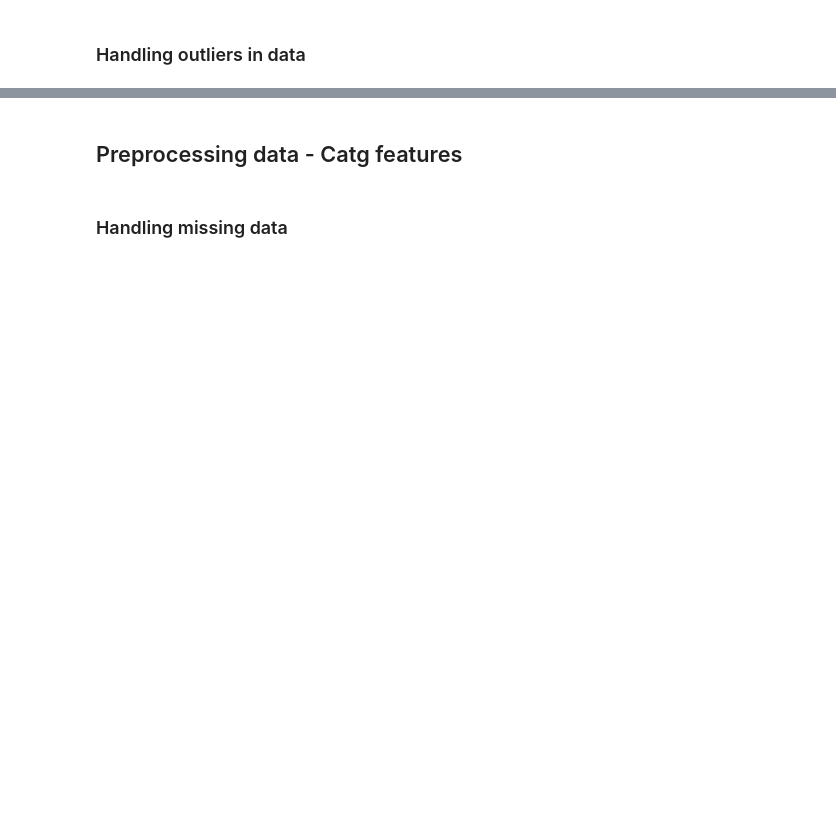
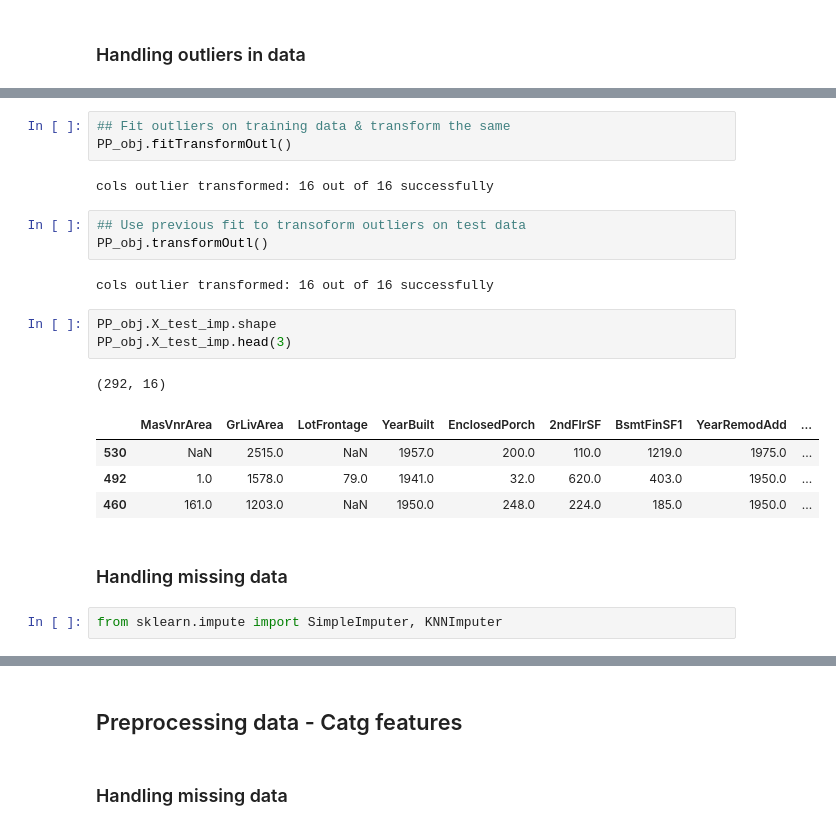
Before and after one commit to datasciencewithpinaki/ML_Templates, a Jupyter notebook: exploration.ipynb, the cells around one changed output, grey strips where cells are left out. Saved outputs shown, nothing was run; the diff lists cells and outputs as text; blank space fills up the shorter version.

```diff
--- a/exploration.ipynb
+++ b/exploration.ipynb
@@ -456,0 +398,23 @@ len(numeric_features_upd)
+# %%
+## Fit outliers on training data & transform the same
+PP_obj.fitTransformOutl()
+# %% [output]
+cols outlier transformed: 16 out of 16 successfully
+# %%
+## Use previous fit to transoform outliers on test data
+PP_obj.transformOutl()
+# %% [output]
+cols outlier transformed: 16 out of 16 successfully
+# %%
+PP_obj.X_test_imp.shape
+PP_obj.X_test_imp.head(3)
+# %% [output]
+(292, 16)
+|  | MasVnrArea | GrLivArea | LotFrontage | YearBuilt | EnclosedPorch | 2ndFlrSF | BsmtFinSF1 | YearRemodAdd | ... |
+| 530 | NaN | 2515.0 | NaN | 1957.0 | 200.0 | 110.0 | 1219.0 | 1975.0 | ... |
+| 492 | 1.0 | 1578.0 | 79.0 | 1941.0 | 32.0 | 620.0 | 403.0 | 1950.0 | ... |
+| 460 | 161.0 | 1203.0 | NaN | 1950.0 | 248.0 | 224.0 | 185.0 | 1950.0 | ... |
+# %% [markdown]
+### Handling missing data
+# %%
+from sklearn.impute import SimpleImputer, KNNImputer
```
Also changed, not shown: parts of 89 cells of this notebook, 4 other files.
